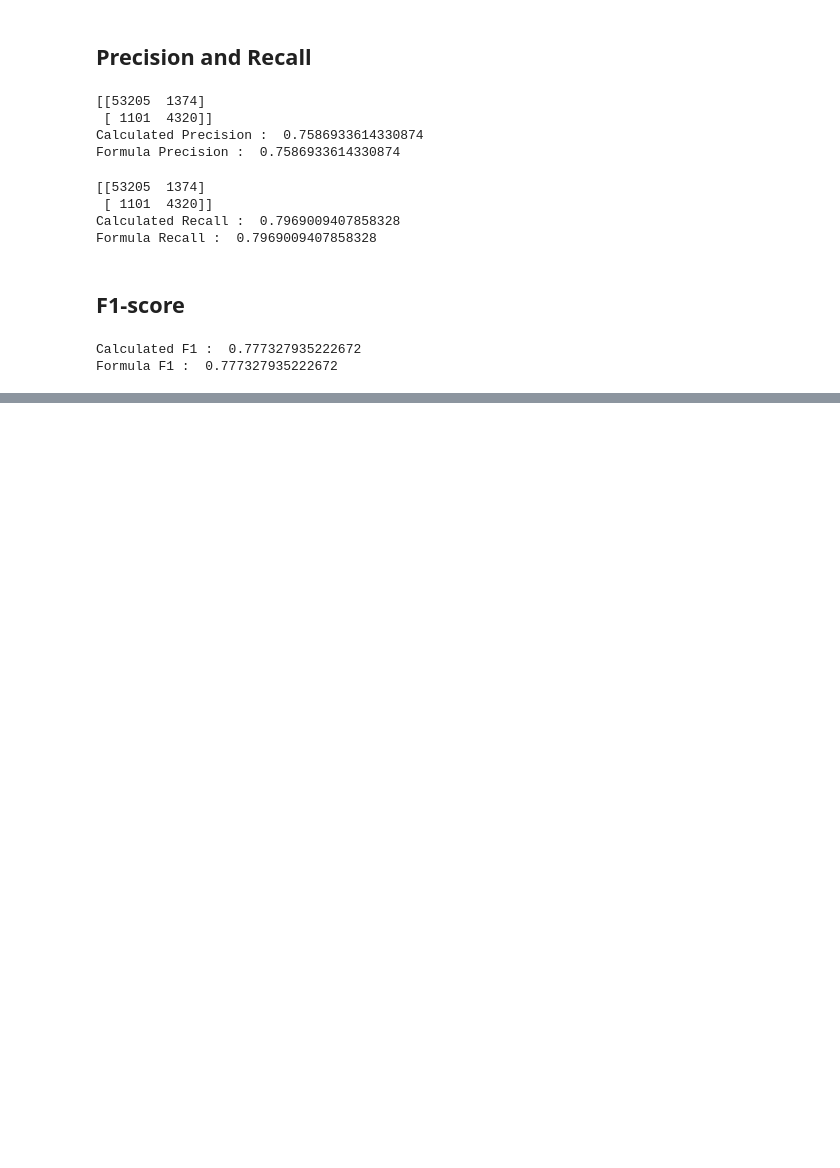
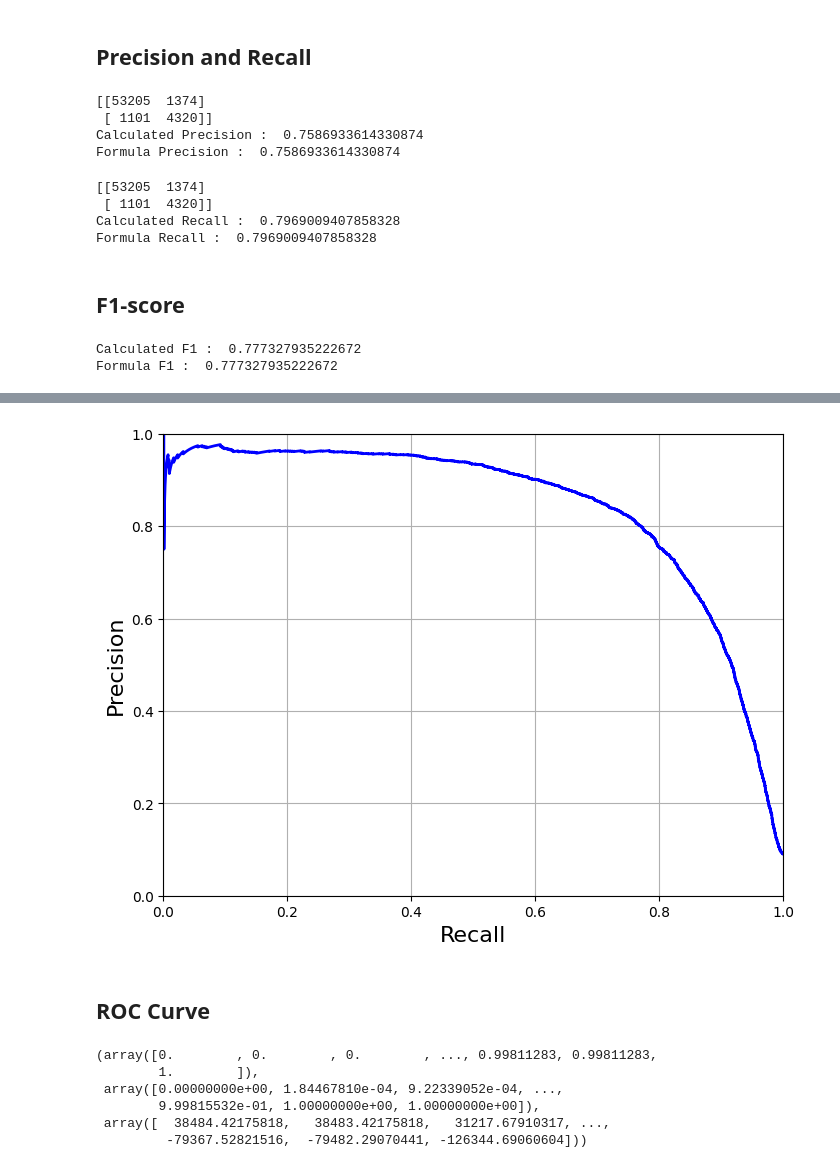
Before and after one commit to beercafeguy/PyMLLab, a Jupyter notebook: practice/classifier_metric_analysis.ipynb, the cells around one changed output, grey strips where cells are left out. Drawn from its saved outputs; the diff is of its cells as text; code cells hidden in the pictures; blank space fills up the shorter version.

```diff
--- a/practice/classifier_metric_analysis.ipynb
+++ b/practice/classifier_metric_analysis.ipynb
@@ -203,0 +264,31 @@ Formula F1 :  0.777327935222672
+# %%
+def plot_precision_recall_curve(prec,rec):
+  plt.plot(rec, prec, "b-", linewidth=2)
+  plt.xlabel("Recall", fontsize=16)
+  plt.ylabel("Precision", fontsize=16)
+  plt.axis([0, 1, 0, 1])
+  plt.grid(True)
+
+
+plt.figure(figsize=(8,6))
+plot_precision_recall_curve(precision,recall)
+# %% [output]
+[figure, added]
+# %% [markdown]
+## ROC Curve
+# %%
+from sklearn.metrics import roc_curve
+
+fpr,tpr,thresholds = roc_curve(y_train_5,y_pred_scores)
+
+# FPR = FP / FP + TN (FP out of all the actual negatives)
+# TPR = TP / TP + FN (true positives out of all the actual positives) - recall
+
+fpr,tpr,thresholds
+# %% [output]
+(array([0.        , 0.        , 0.        , ..., 0.99811283, 0.99811283,
+        1.        ]),
+ array([0.00000000e+00, 1.84467810e-04, 9.22339052e-04, ...,
+        9.99815532e-01, 1.00000000e+00, 1.00000000e+00]),
+ array([  38484.42175818,   38483.42175818,   31217.67910317, ...,
+         -79367.52821516,  -79482.29070441, -126344.69060604]))
```
Also changed, not shown: parts of 19 cells of this notebook.
